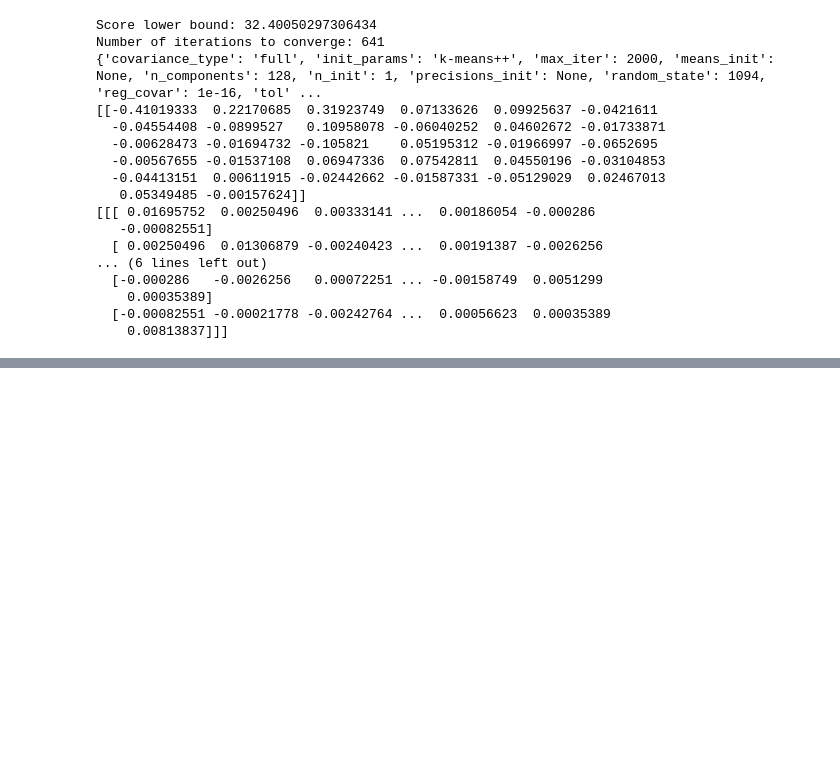
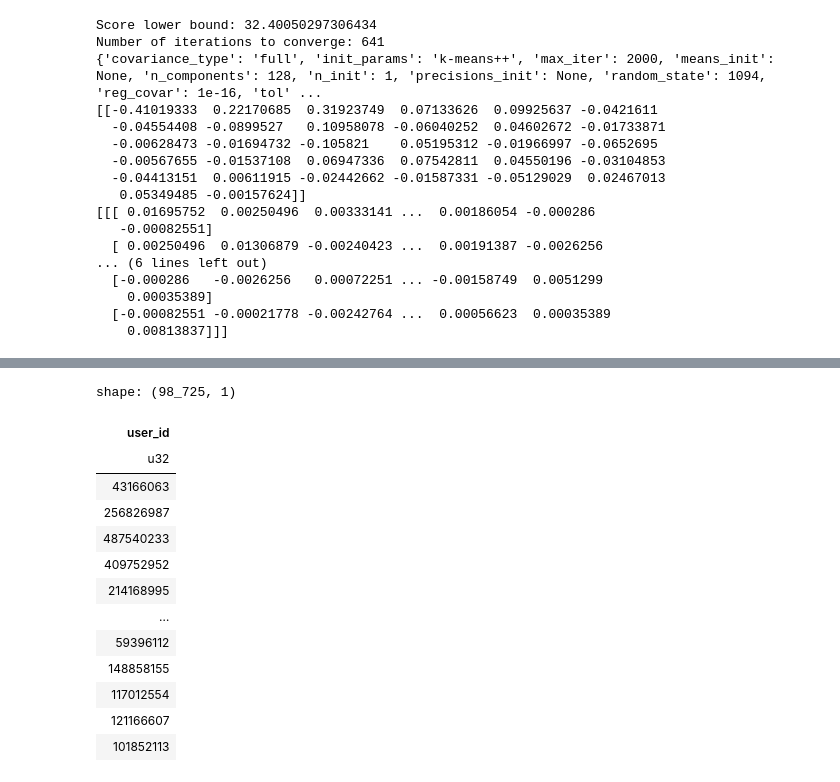
Before and after one commit to d-desiatkin/VK-LSVD-competition, a Jupyter notebook: data_processing.ipynb, the cells around one changed output, grey strips where cells are left out. Saved outputs shown, nothing was run; the diff lists cells and outputs as text; code cells hidden in the pictures; blank space fills up the shorter version.

```diff
--- a/data_processing.ipynb
+++ b/data_processing.ipynb
@@ -482,0 +652,17 @@ result.write_parquet("calculated_user_classes.parquet")
+# %%
+val_users
+# %% [output]
+shape: (98_725, 1)
+| user_id |
+| u32 |
+| 43166063 |
+| 256826987 |
+| 487540233 |
+| 409752952 |
+| 214168995 |
+| … |
+| 59396112 |
+| 148858155 |
+| 117012554 |
+| 121166607 |
+| 101852113 |
```
Also changed, not shown: parts of 38 cells of this notebook, 2 other files.
